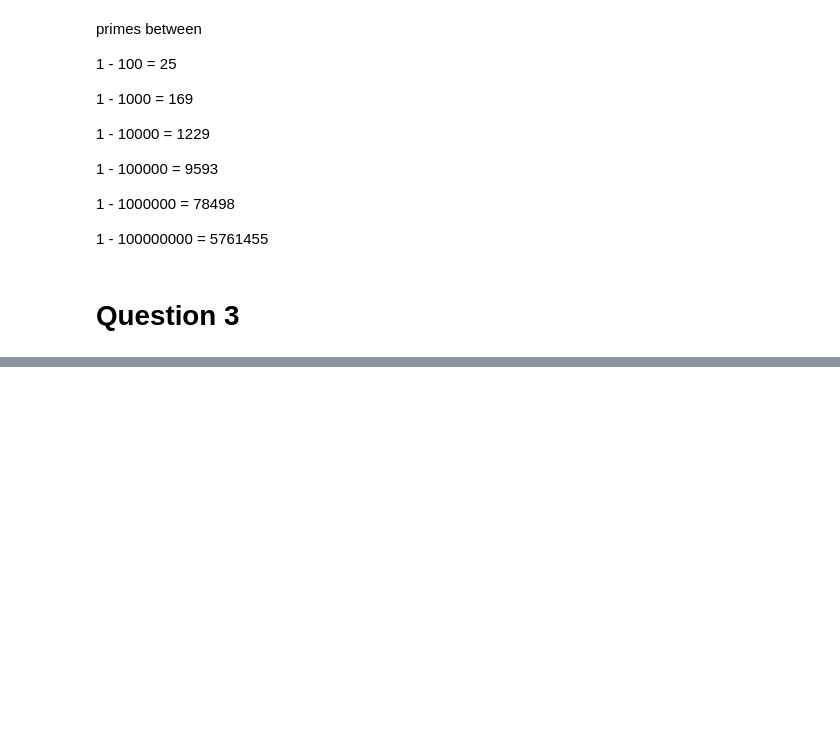
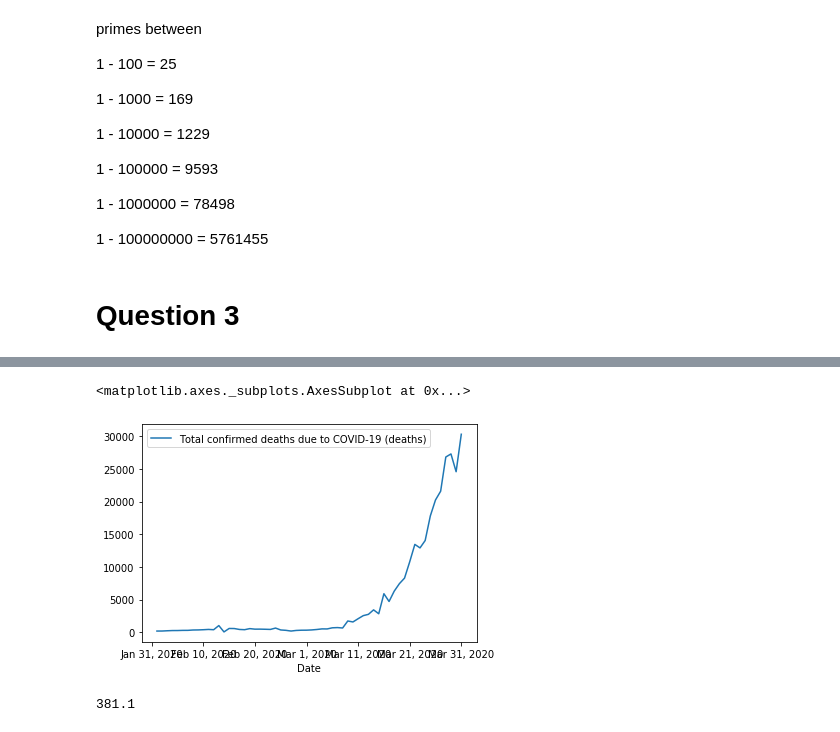
Before and after one commit to SuryaSrikanth/ASM-Project, a Jupyter notebook: ass2/assignment 2.ipynb, the cells around one changed output, grey strips where cells are left out. Drawn from its saved outputs; the diff is of its cells as text; code cells hidden in the pictures; blank space fills up the shorter version.

```diff
--- a/ass2/assignment 2.ipynb
+++ b/ass2/assignment 2.ipynb
@@ -116,0 +162,5 @@ primes between
+# %%
+df = pd.read_csv('total-deaths-covid-19.csv')
+df = df.groupby(['Date']).sum().sort_values('Total confirmed deaths due to COVID-19 (deaths)')
+df = df.iloc[31:62,:]
+df
@@ -116,0 +186,4 @@ primes between
+# %%
+#Each day
+daily = df.diff().iloc[1:,:]
+daily
@@ -116,0 +209,10 @@ primes between
+# %%
+daily.plot()
+# %% [output]
+<matplotlib.axes._subplots.AxesSubplot at 0x...>
+[figure, added]
+# %%
+mean = daily['Total confirmed deaths due to COVID-19 (deaths)'].mean()
+mean
+# %% [output]
+381.1
```
Also changed, not shown: parts of 5 cells of this notebook.
